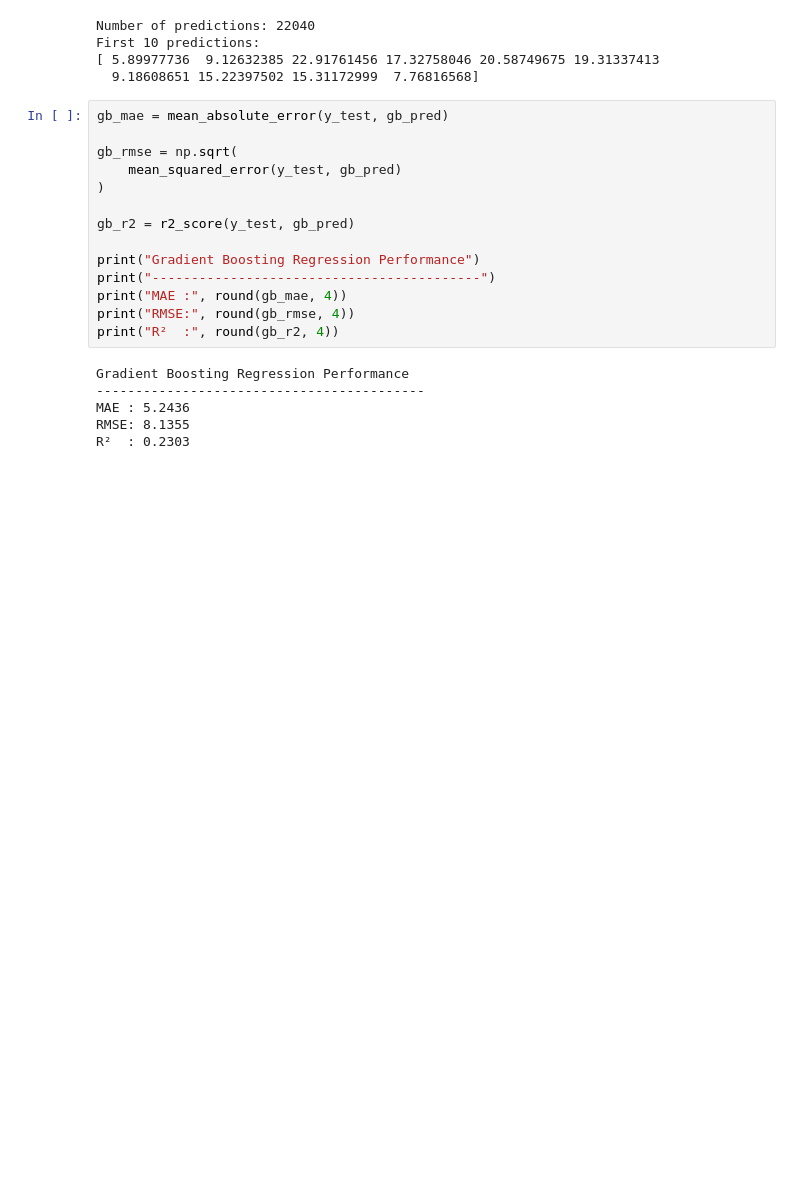
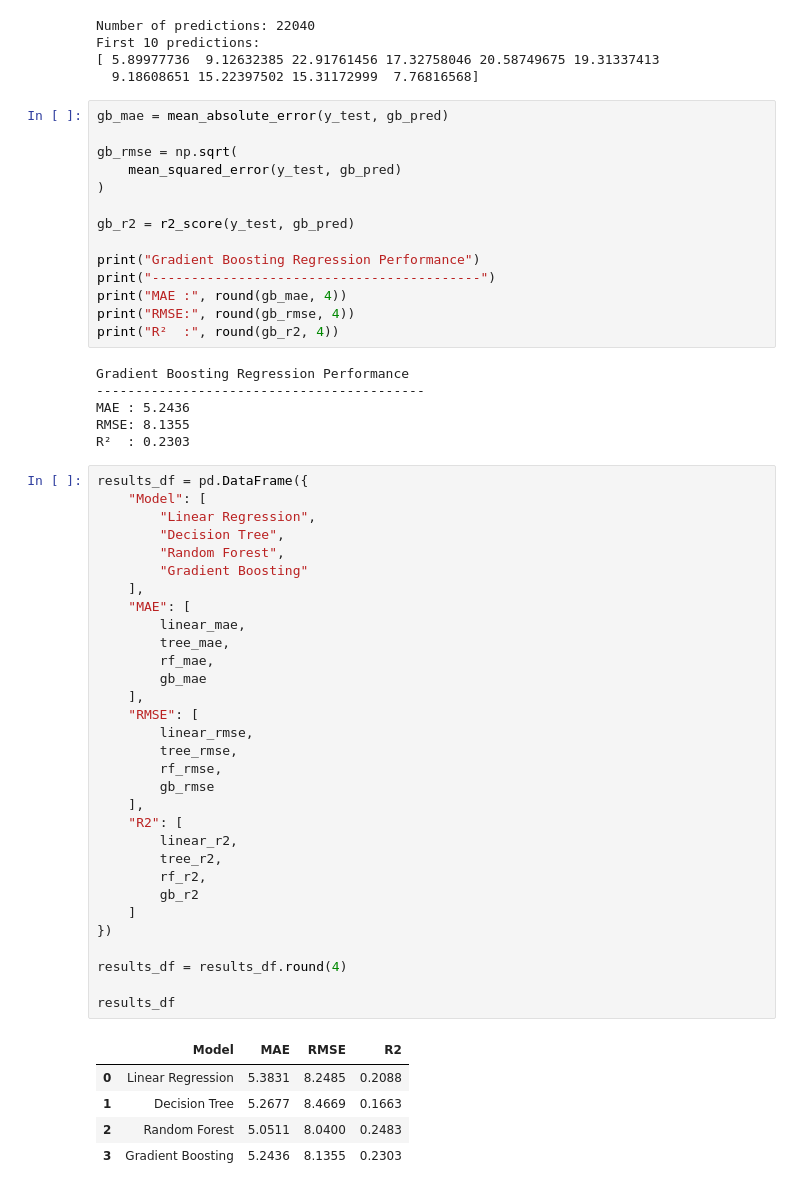
Before and after one commit to DRPatel75/Logistics_Data_Analysis, a Jupyter notebook: notebooks/04_predictive_modeling_optimization.ipynb, the cells around one changed output. Saved outputs shown, nothing was run; the diff lists cells and outputs as text; blank space fills up the shorter version.

```diff
--- a/notebooks/04_predictive_modeling_optimization.ipynb
+++ b/notebooks/04_predictive_modeling_optimization.ipynb
@@ -554,3 +554,40 @@ Gradient Boosting Regression Performance
 MAE : 5.2436
 RMSE: 8.1355
 R²  : 0.2303
+# %%
+results_df = pd.DataFrame({
+    "Model": [
+        "Linear Regression",
+        "Decision Tree",
+        "Random Forest",
+        "Gradient Boosting"
+    ],
+    "MAE": [
+        linear_mae,
+        tree_mae,
+        rf_mae,
+        gb_mae
+    ],
+    "RMSE": [
+        linear_rmse,
+        tree_rmse,
+        rf_rmse,
+        gb_rmse
+    ],
+    "R2": [
+        linear_r2,
+        tree_r2,
+        rf_r2,
+        gb_r2
+    ]
+})
+
+results_df = results_df.round(4)
+
+results_df
+# %% [output]
+|  | Model | MAE | RMSE | R2 |
+| 0 | Linear Regression | 5.3831 | 8.2485 | 0.2088 |
+| 1 | Decision Tree | 5.2677 | 8.4669 | 0.1663 |
+| 2 | Random Forest | 5.0511 | 8.0400 | 0.2483 |
+| 3 | Gradient Boosting | 5.2436 | 8.1355 | 0.2303 |
```
Also changed, not shown: parts of 4 cells of this notebook, 2 other files.
